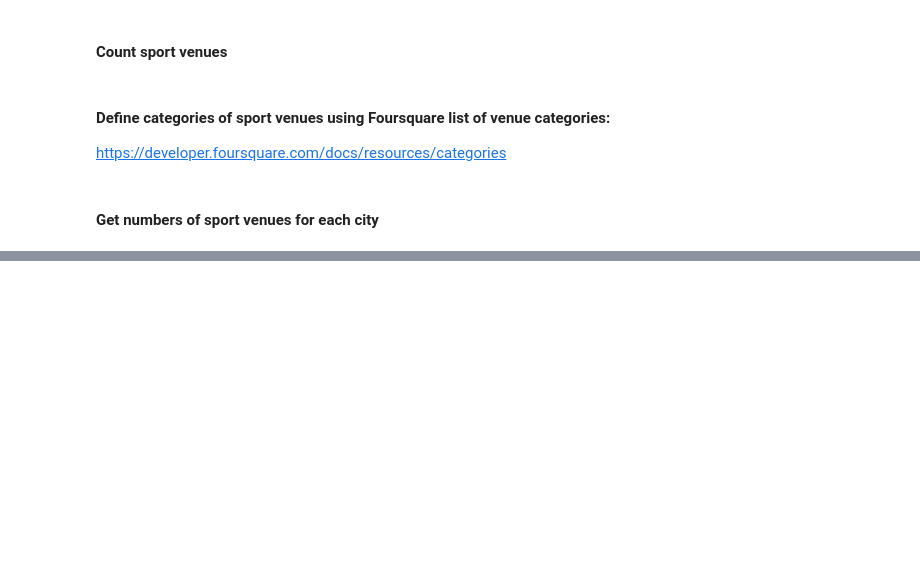
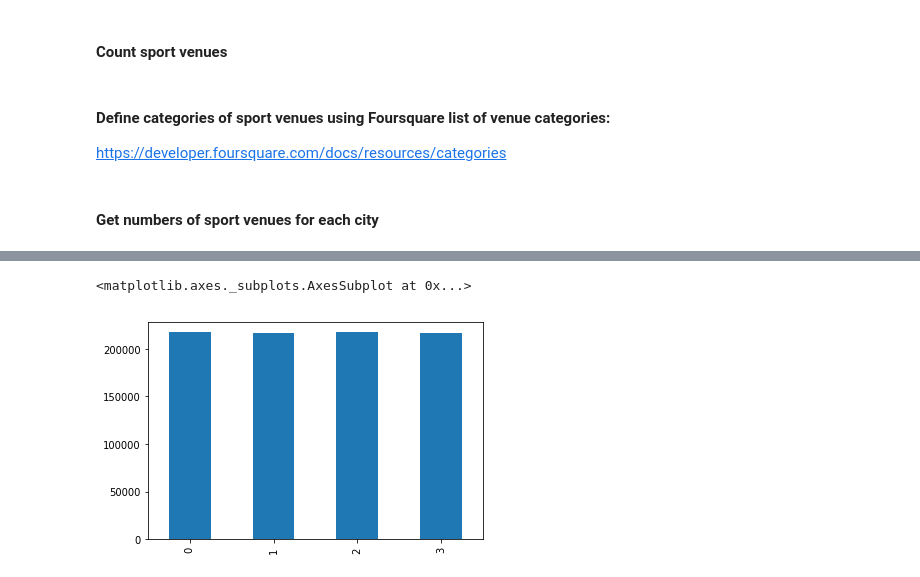
Before and after one commit to Pavel-V/Applied_Data_Science_Capstone, a Jupyter notebook: Test.ipynb, the cells around one changed output, grey strips where cells are left out. Cells and saved outputs as stored; diff of their text form; code cells hidden in the pictures; blank space fills up the shorter version.

```diff
--- a/Test.ipynb
+++ b/Test.ipynb
@@ -215,0 +215,5 @@ df.loc[:,['A', 'B']]
+# %%
+df_final['Population'].plot(kind = 'bar')
+# %% [output]
+<matplotlib.axes._subplots.AxesSubplot at 0x...>
+[figure, added]
```
Also changed, not shown: parts of 19 cells of this notebook, 1 other file.
